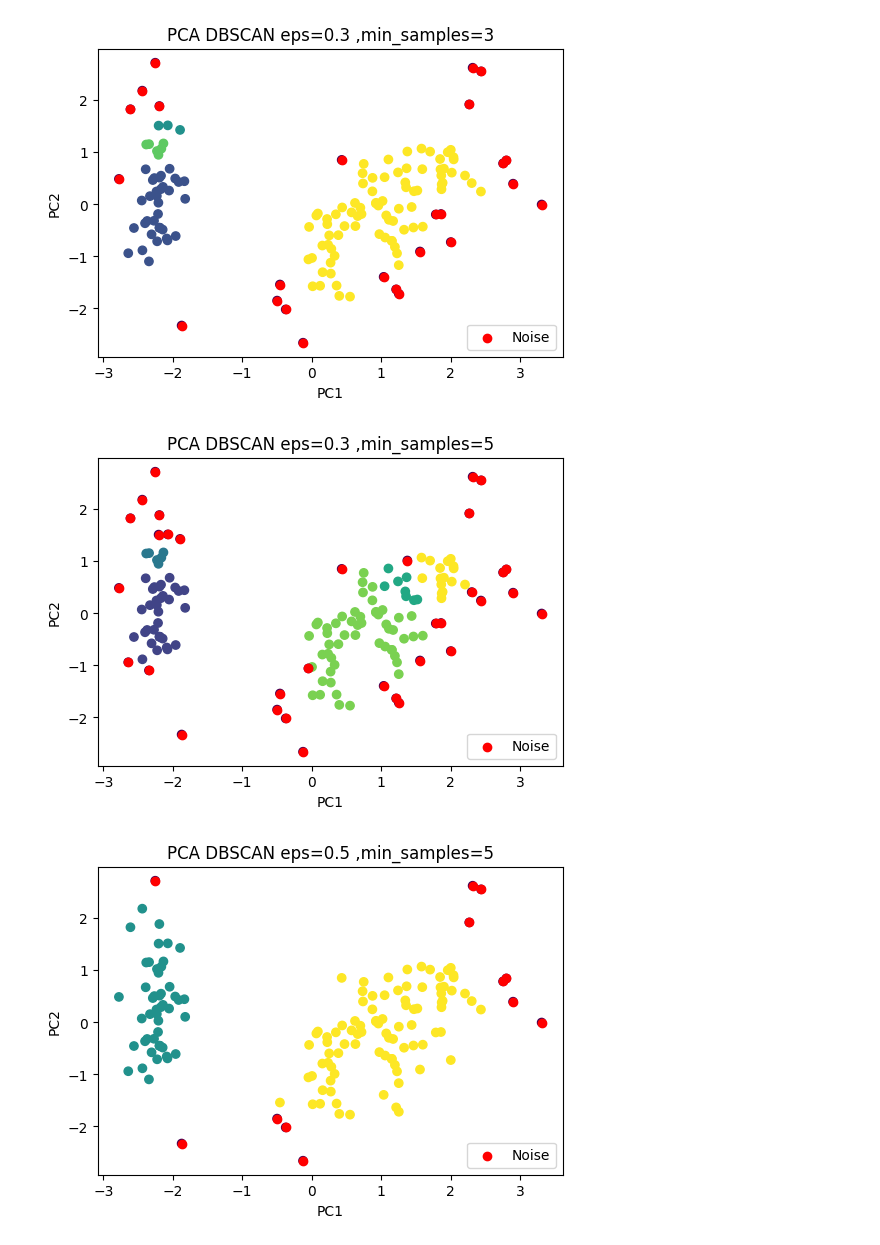
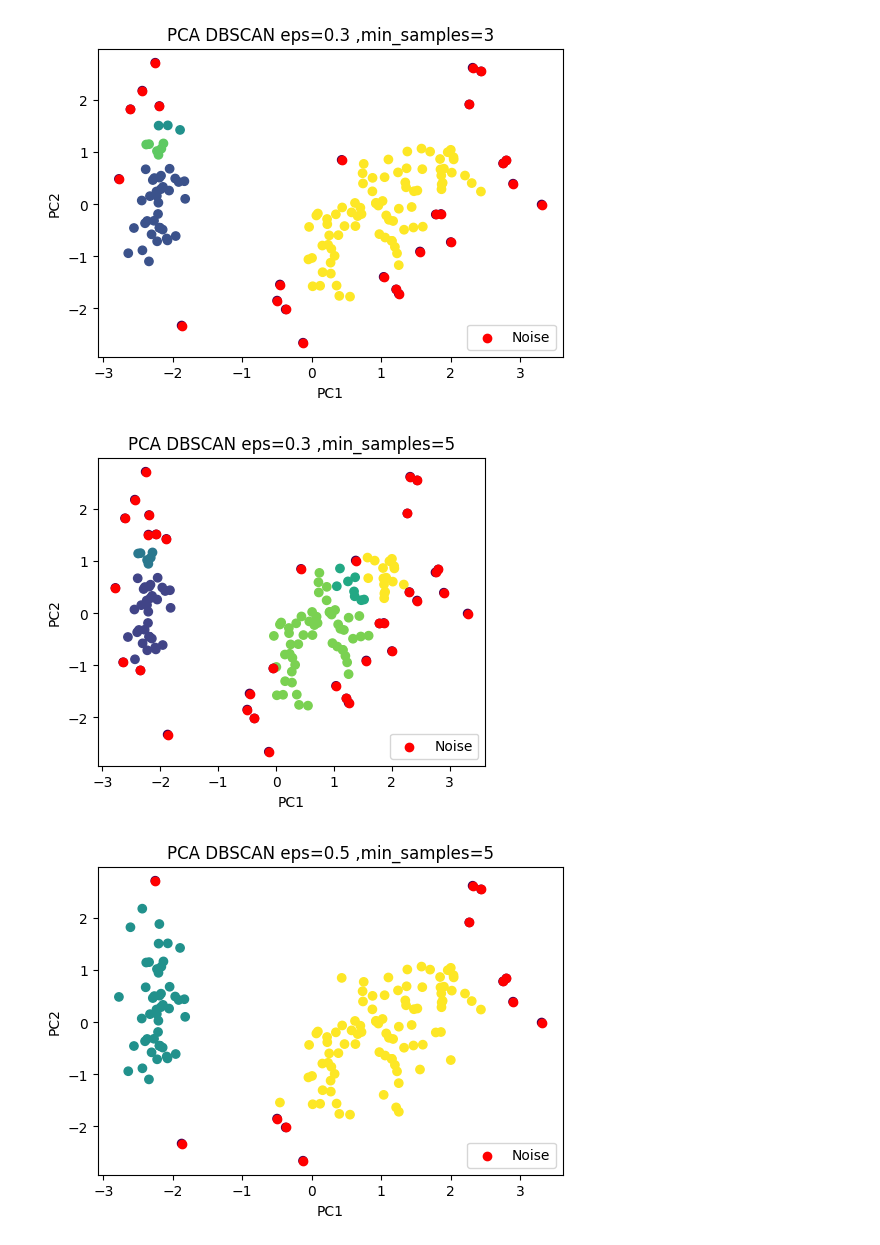
Before and after one commit to DOHA-BASEM3/Activity-3--DBSCAN-and-PCA, a Jupyter notebook: DBSCAN_and_PCA.ipynb, the cells around one changed output. Cells and saved outputs as stored; diff of their text form; code cells hidden in the pictures.

```diff
--- a/DBSCAN_and_PCA.ipynb
+++ b/DBSCAN_and_PCA.ipynb
@@ -204,20 +204,20 @@ plt.show()
 # %%
 # Trial 2
 # DBSCAN eps=0.3 & min_samples=5
 dbscan = DBSCAN(eps=0.3, min_samples=5)
 labels = dbscan.fit_predict(X_pca)
 
-plt.figure(figsize=(6,4))
+plt.figure(figsize=(5,4))
 plt.scatter(X_pca[:,0], X_pca[:,1], c=labels)
 plt.scatter(X_pca[labels == -1, 0], X_pca[labels == -1, 1],
             c='red', label='Noise')
 plt.legend()
 plt.title("PCA DBSCAN eps=0.3 ,min_samples=5")
 plt.xlabel("PC1")
 plt.ylabel("PC2")
 plt.show()
 # %% [output]
-[figure, old version]
+[figure, new version]
 # %%
 # Trial 3
 # DBSCAN eps=0.5 & min_samples=5
```
Also changed, not shown: parts of 3 cells of this notebook.
